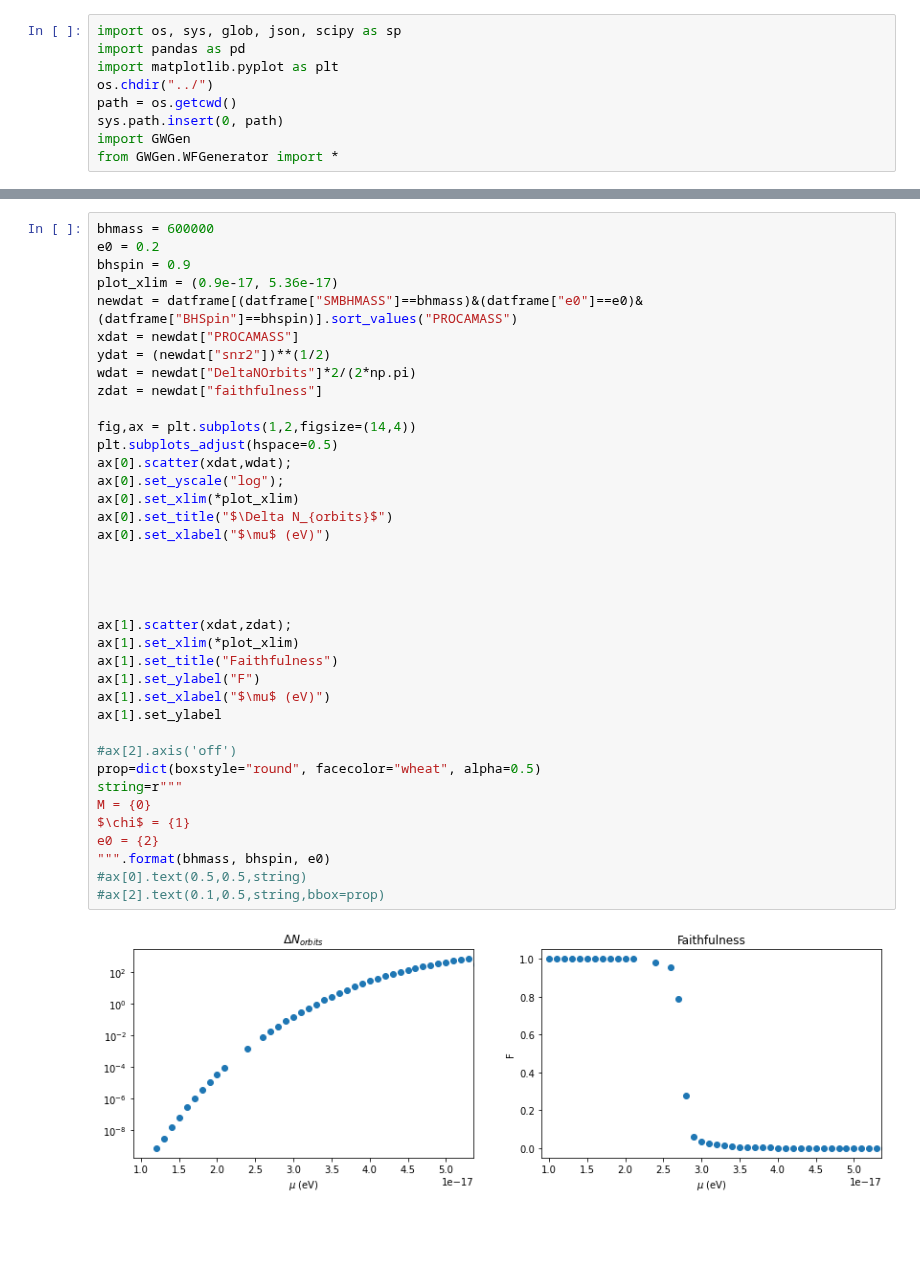
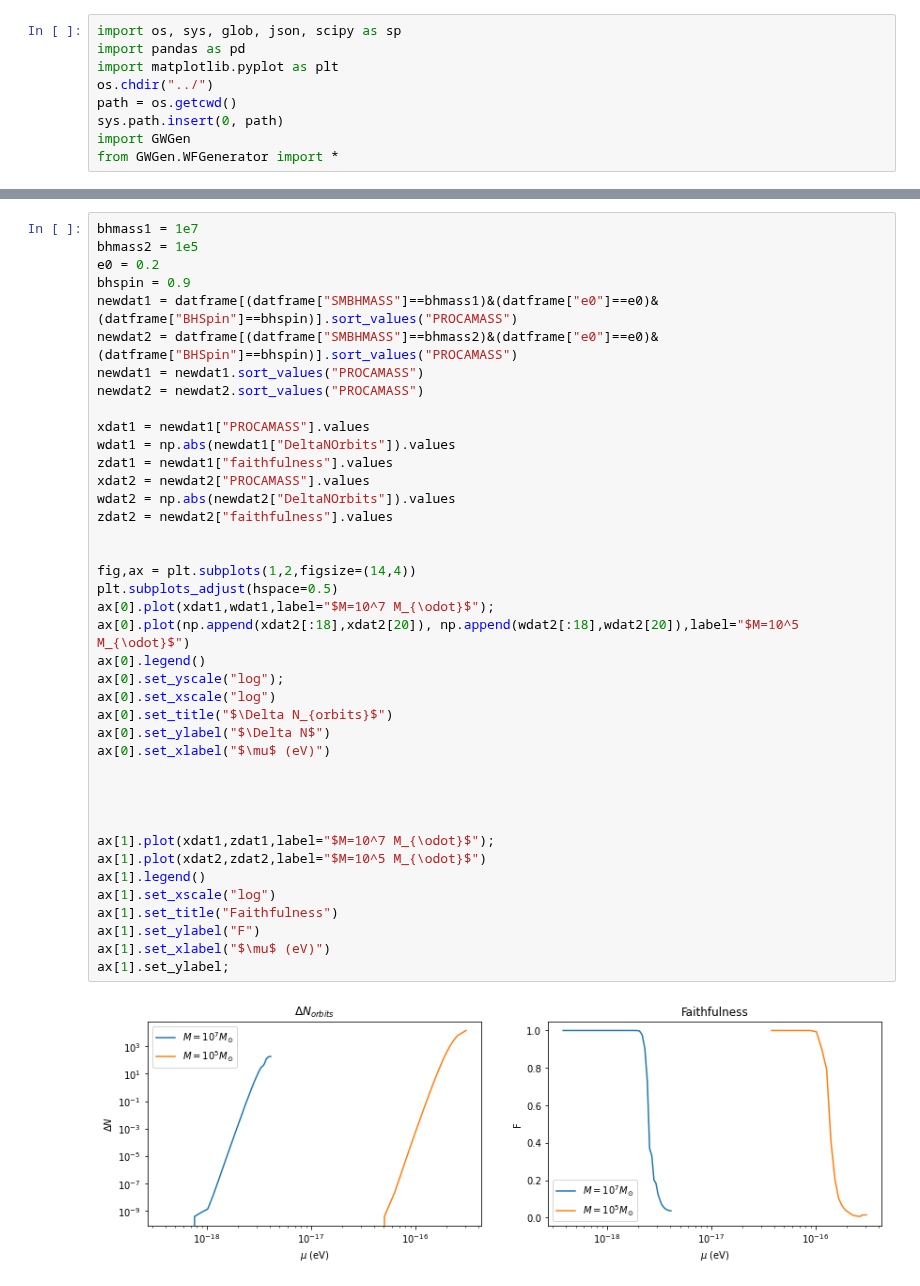
Before and after one commit to Shaun-F/GWGenerator, a Jupyter notebook: debugging/Analysis.ipynb, the cells around one changed output, grey strips where cells are left out. Drawn from its saved outputs; the diff is of its cells as text; blank space fills up the shorter version.

```diff
--- a/debugging/Analysis.ipynb
+++ b/debugging/Analysis.ipynb
@@ -59,40 +59,42 @@ ax.view_init(15,60)
 # %%
-bhmass = 600000
+bhmass1 = 1e7
+bhmass2 = 1e5
 e0 = 0.2
 bhspin = 0.9
-plot_xlim = (0.9e-17, 5.36e-17)
-newdat = datframe[(datframe["SMBHMASS"]==bhmass)&(datframe["e0"]==e0)&(datframe["BHSpin"]==bhspin)].sort_values("PROCAMASS")
-xdat = newdat["PROCAMASS"]
-ydat = (newdat["snr2"])**(1/2)
-wdat = newdat["DeltaNOrbits"]*2/(2*np.pi)
-zdat = newdat["faithfulness"]
+newdat1 = datframe[(datframe["SMBHMASS"]==bhmass1)&(datframe["e0"]==e0)&(datframe["BHSpin"]==bhspin)].sort_values("PROCAMASS")
+newdat2 = datframe[(datframe["SMBHMASS"]==bhmass2)&(datframe["e0"]==e0)&(datframe["BHSpin"]==bhspin)].sort_values("PROCAMASS")
+newdat1 = newdat1.sort_values("PROCAMASS")
+newdat2 = newdat2.sort_values("PROCAMASS")
+
+xdat1 = newdat1["PROCAMASS"].values
+wdat1 = np.abs(newdat1["DeltaNOrbits"]).values
+zdat1 = newdat1["faithfulness"].values
+xdat2 = newdat2["PROCAMASS"].values
+wdat2 = np.abs(newdat2["DeltaNOrbits"]).values
+zdat2 = newdat2["faithfulness"].values
+
 
 fig,ax = plt.subplots(1,2,figsize=(14,4))
 plt.subplots_adjust(hspace=0.5)
-ax[0].scatter(xdat,wdat);
+ax[0].plot(xdat1,wdat1,label="$M=10^7 M_{\odot}$");
+ax[0].plot(np.append(xdat2[:18],xdat2[20]), np.append(wdat2[:18],wdat2[20]),label="$M=10^5 M_{\odot}$")
+ax[0].legend()
 ax[0].set_yscale("log");
-ax[0].set_xlim(*plot_xlim)
+ax[0].set_xscale("log")
 ax[0].set_title("$\Delta N_{orbits}$")
+ax[0].set_ylabel("$\Delta N$")
 ax[0].set_xlabel("$\mu$ (eV)")
 
 
 
 
-ax[1].scatter(xdat,zdat);
-ax[1].set_xlim(*plot_xlim)
+ax[1].plot(xdat1,zdat1,label="$M=10^7 M_{\odot}$");
+ax[1].plot(xdat2,zdat2,label="$M=10^5 M_{\odot}$")
+ax[1].legend()
+ax[1].set_xscale("log")
 ax[1].set_title("Faithfulness")
 ax[1].set_ylabel("F")
 ax[1].set_xlabel("$\mu$ (eV)")
-ax[1].set_ylabel
-
-#ax[2].axis('off')
-prop=dict(boxstyle="round", facecolor="wheat", alpha=0.5)
-string=r"""
-M = {0}
-$\chi$ = {1}
-e0 = {2}
-""".format(bhmass, bhspin, e0)
-#ax[0].text(0.5,0.5,string)
-#ax[2].text(0.1,0.5,string,bbox=prop)
+ax[1].set_ylabel;
 # %% [output]
-[figure, old version]
+[figure, new version]
```
Also changed, not shown: parts of 4 cells of this notebook, 1 other file.
